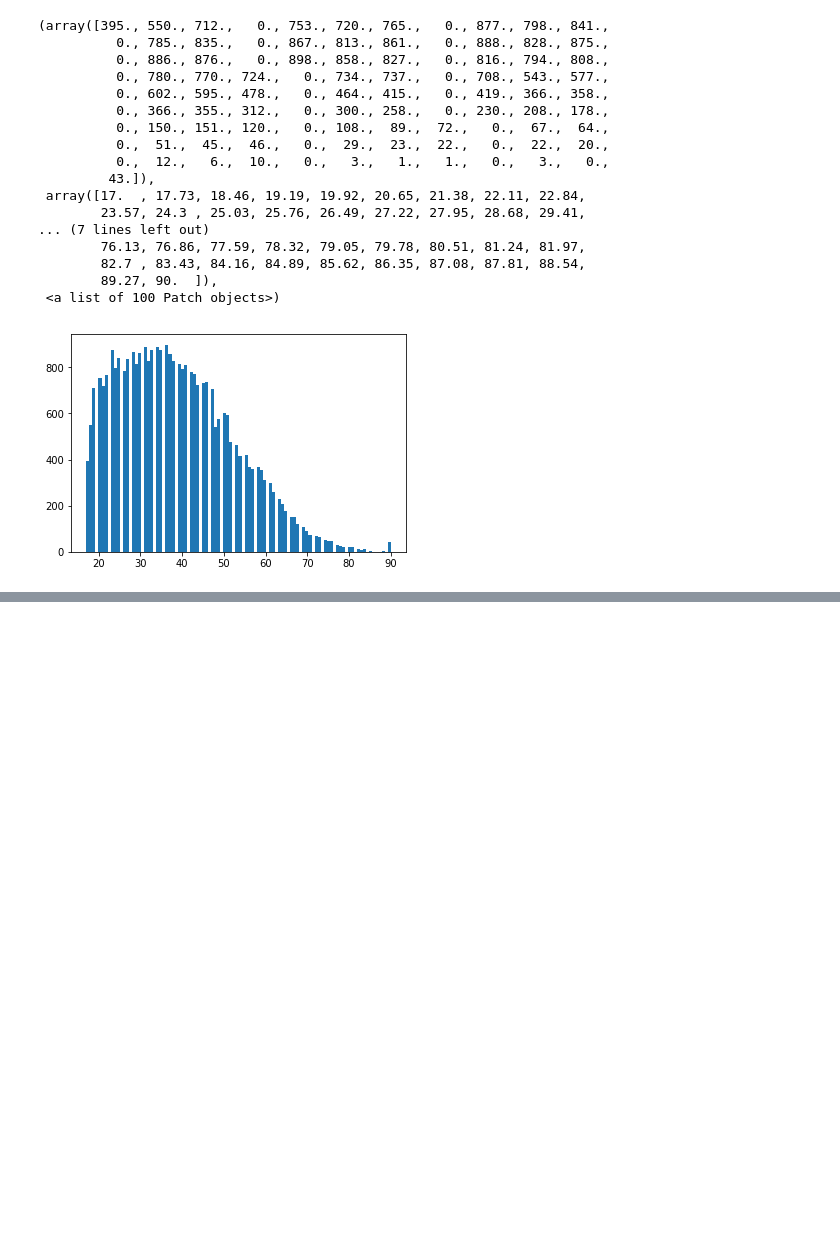
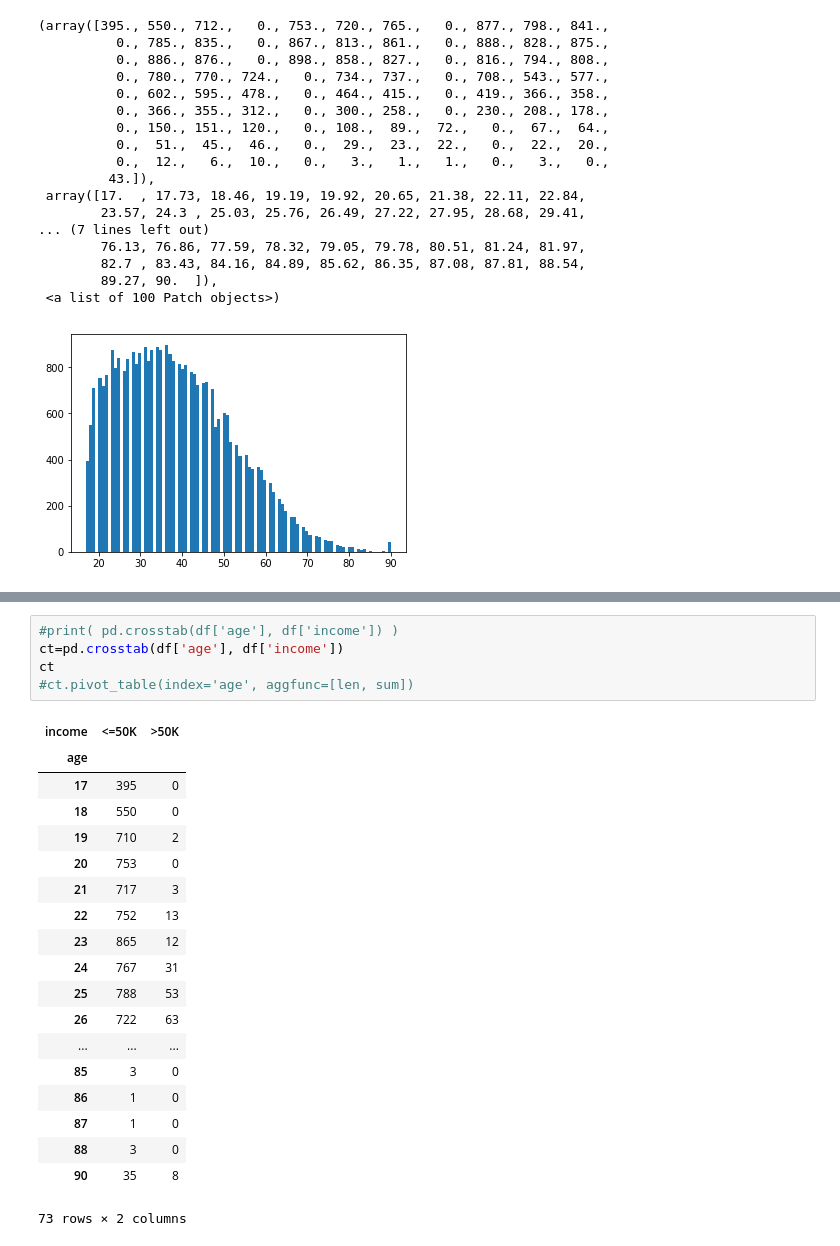
Before and after one commit to fepineda/AnalisisCensos, a Jupyter notebook: RedesNeuronales.ipynb, the cells around one changed output, grey strips where cells are left out. Drawn from its saved outputs; the diff is of its cells as text; blank space fills up the shorter version.

```diff
--- a/RedesNeuronales.ipynb
+++ b/RedesNeuronales.ipynb
@@ -269,0 +323,25 @@ plt.hist(df['age'].dropna(), bins=100)
+# %%
+#print( pd.crosstab(df['age'], df['income']) )
+ct=pd.crosstab(df['age'], df['income'])
+ct
+#ct.pivot_table(index='age', aggfunc=[len, sum])
+# %% [output]
+| income | <=50K | >50K |
+| age |  |  |
+| 17 | 395 | 0 |
+| 18 | 550 | 0 |
+| 19 | 710 | 2 |
+| 20 | 753 | 0 |
+| 21 | 717 | 3 |
+| 22 | 752 | 13 |
+| 23 | 865 | 12 |
+| 24 | 767 | 31 |
+| 25 | 788 | 53 |
+| 26 | 722 | 63 |
+| ... | ... | ... |
+| 85 | 3 | 0 |
+| 86 | 1 | 0 |
+| 87 | 1 | 0 |
+| 88 | 3 | 0 |
+| 90 | 35 | 8 |
+73 rows × 2 columns
```
Also changed, not shown: parts of 4 cells of this notebook.
